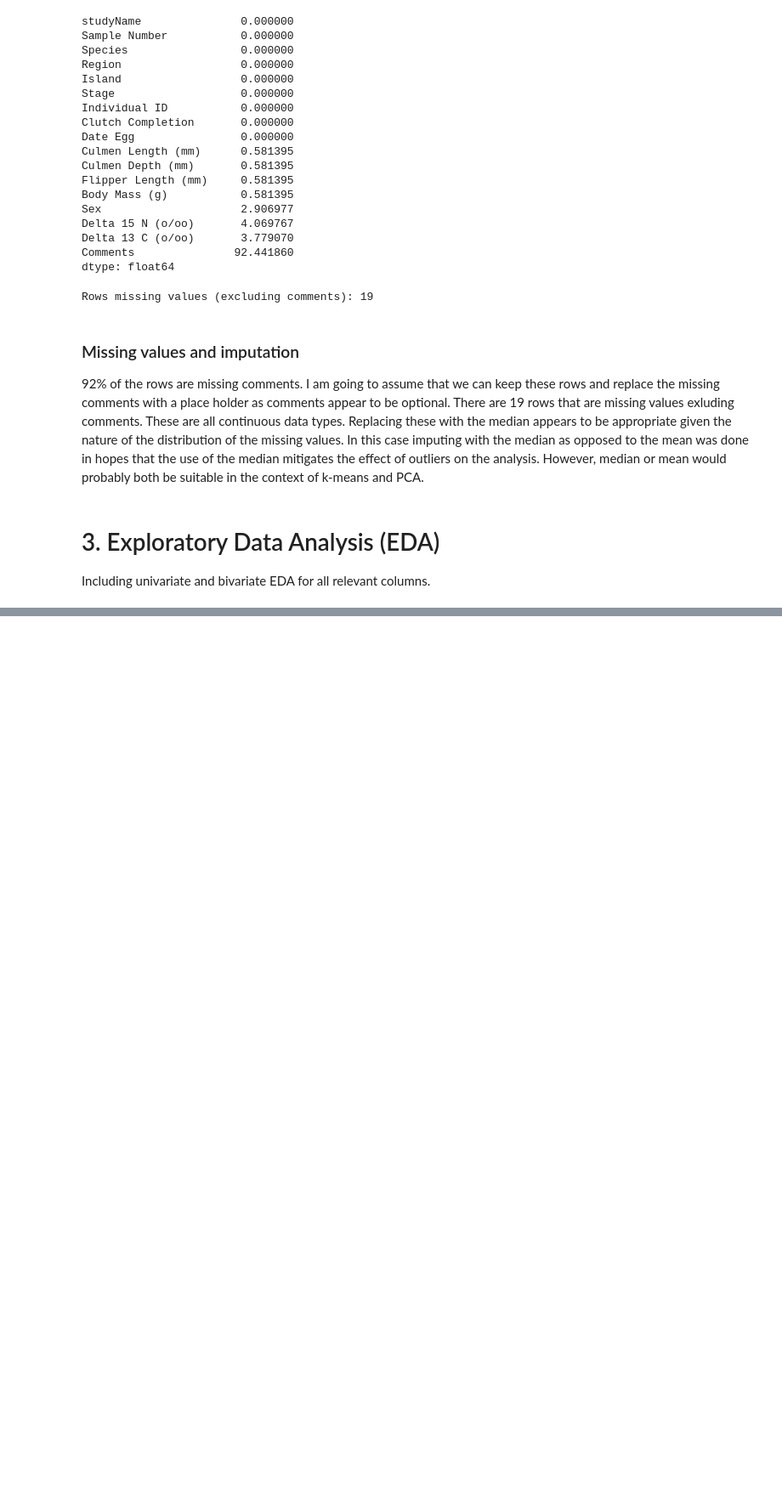
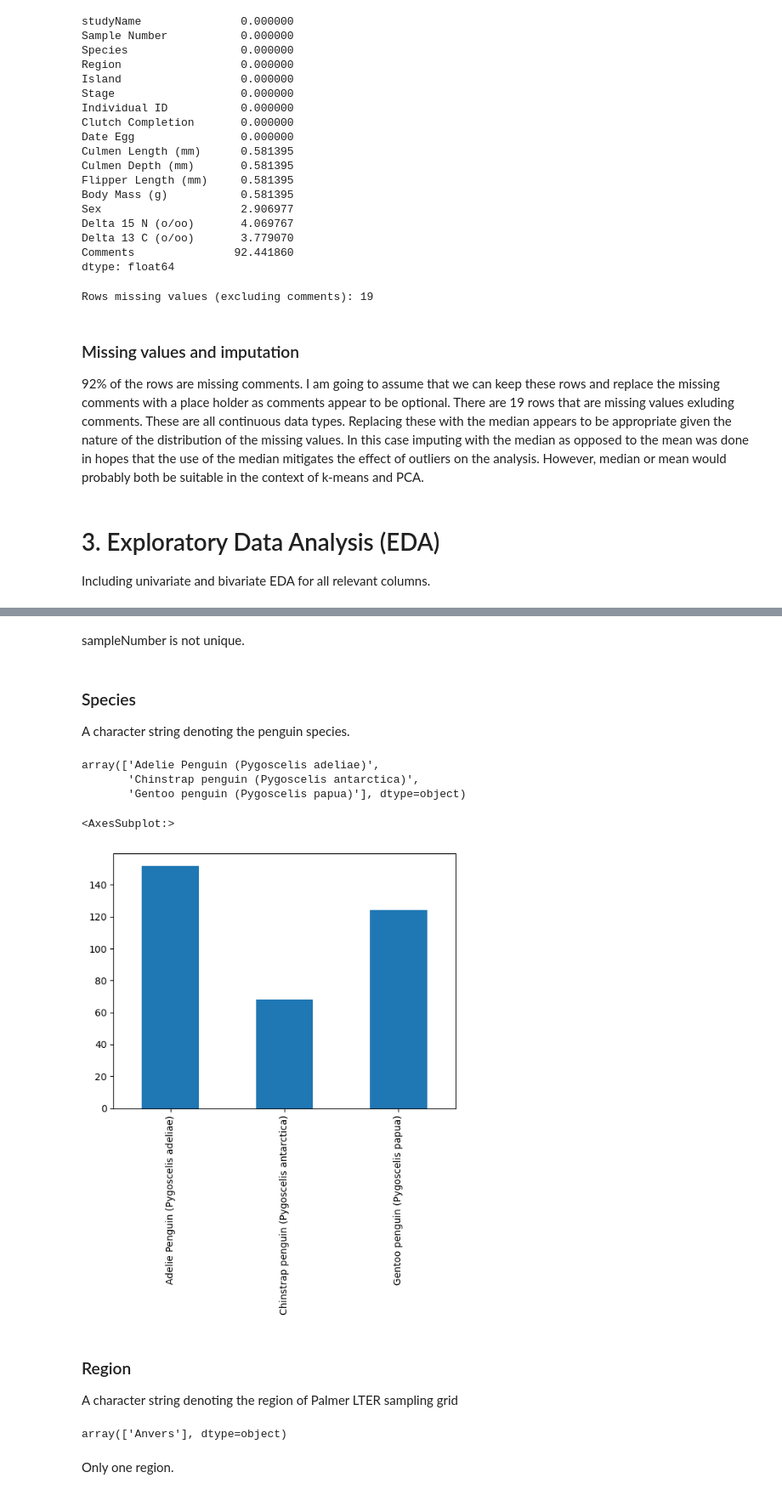
Before and after one commit to benisrael29/DATA2001, a Jupyter notebook: main/assingments/A1/A1.ipynb, the cells around one changed output, grey strips where cells are left out. Shown: that part at 85% size. Drawn from its saved outputs; the diff is of its cells as text; code cells hidden in the pictures; blank space fills up the shorter version.

```diff
--- a/main/assingments/A1/A1.ipynb
+++ b/main/assingments/A1/A1.ipynb
@@ -136,0 +193,25 @@ Including univariate and bivariate EDA for all relevant columns.
+# %% [markdown]
+sampleNumber is not unique.
+# %% [markdown]
+### Species
+A character string denoting the penguin species.
+# %%
+df['Species'].unique()
+# %% [output]
+array(['Adelie Penguin (Pygoscelis adeliae)',
+       'Chinstrap penguin (Pygoscelis antarctica)',
+       'Gentoo penguin (Pygoscelis papua)'], dtype=object)
+# %%
+df['Species'].value_counts(sort=False).plot.bar()
+# %% [output]
+<AxesSubplot:>
+[figure, added]
+# %% [markdown]
+### Region
+A character string denoting the region of Palmer LTER sampling grid
+# %%
+df['Region'].unique()
+# %% [output]
+array(['Anvers'], dtype=object)
+# %% [markdown]
+Only one region.
```
Also changed, not shown: parts of 62 cells of this notebook.
